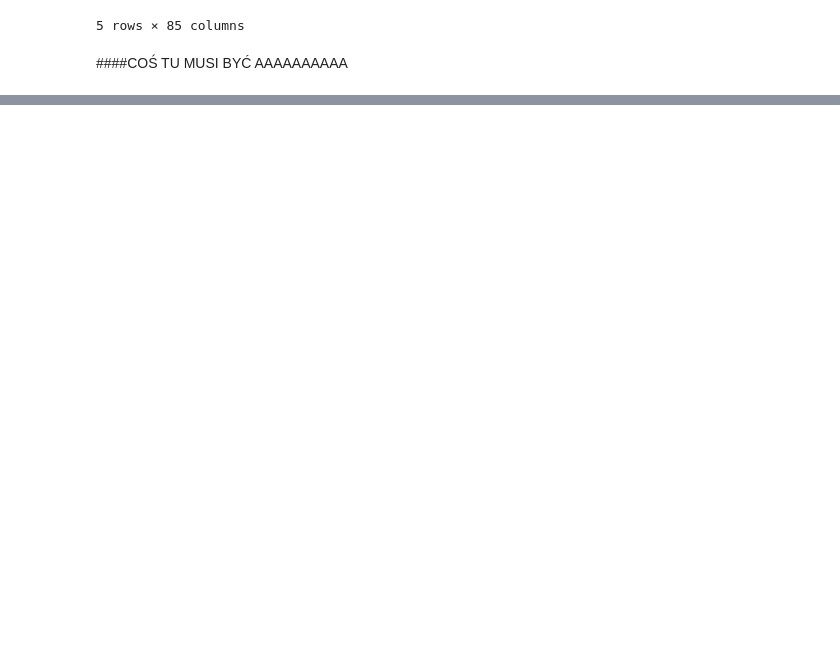
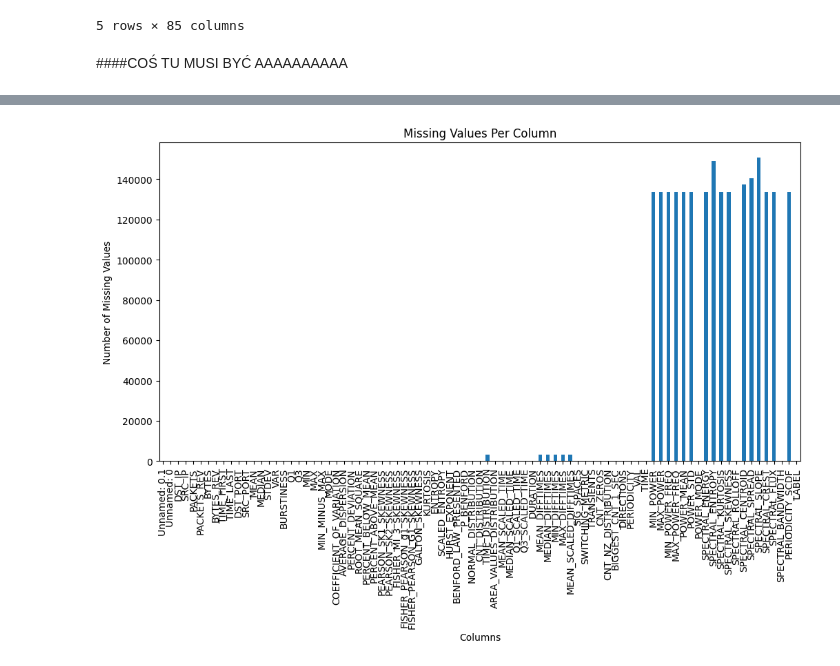
Before and after one commit to ashangel54/Algorithms, a Jupyter notebook: workspace/Network.ipynb, the cells around one changed output, grey strips where cells are left out. Cells and saved outputs as stored; diff of their text form; code cells hidden in the pictures; blank space fills up the shorter version.

```diff
--- a/workspace/Network.ipynb
+++ b/workspace/Network.ipynb
@@ -62,0 +171,4 @@ raw_data.head()
+# %%
+missing_values = raw_data.isnull().sum()
+missing_columns = missing_values[missing_values > 0]
+print(missing_columns)
@@ -62,0 +202,9 @@ raw_data.head()
+# %%
+plt.figure(figsize=(12, 6))
+missing_values.plot(kind='bar')
+plt.title('Missing Values Per Column')
+plt.ylabel('Number of Missing Values')
+plt.xlabel('Columns')
+plt.show()
+# %% [output]
+[figure, added]
```
Also changed, not shown: parts of 31 cells of this notebook.
